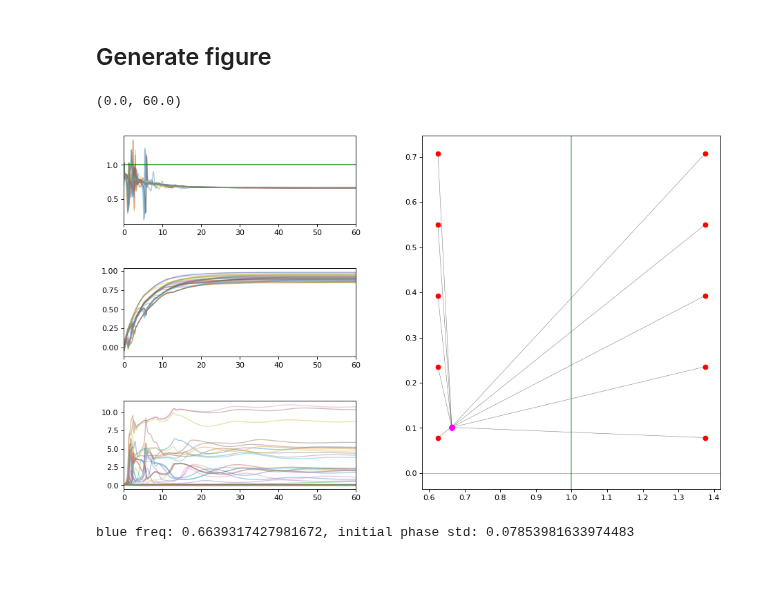
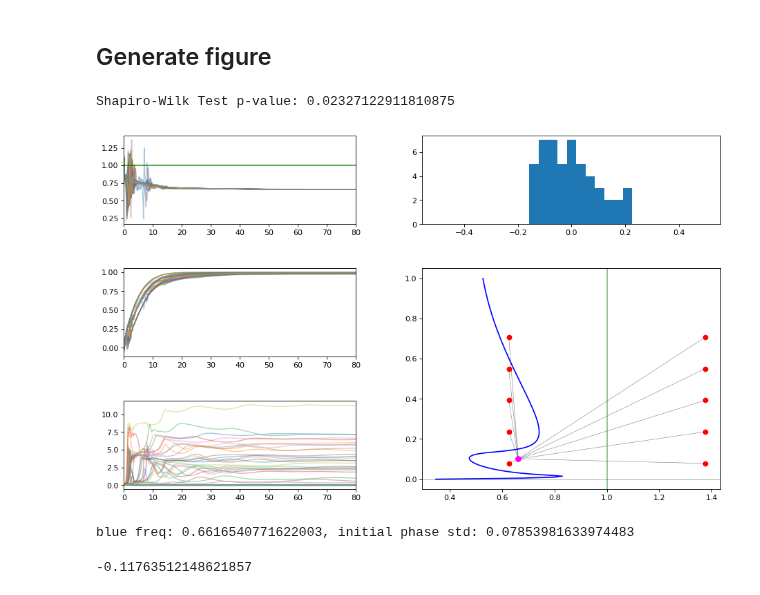
Before and after one commit to parkseo7/KuramotoPlasticDelay, a Jupyter notebook: figND_numerics.ipynb, the cells around one changed output. Cells and saved outputs as stored; diff of their text form; code cells hidden in the pictures.

```diff
--- a/figND_numerics.ipynb
+++ b/figND_numerics.ipynb
@@ -32,9 +33,9 @@ from IPython.display import clear_output
 # Directories
 # %%
 # Data files (for fig.4d)
-import_folder = 'matlabND_multi3'
+import_folder = 'matlabND_multi4'
 export_folder = 'export'
-ex_name = 'ND_process3'
+ex_name = 'ND_process4'
 
 # Directory
 dir_main = os.getcwd()
@@ -211,7 +265,8 @@ asy_stds = np.reshape(dict_ex['asy_stds'], -1)
 bbox0 = [0.15, 0.7, 0.35, 0.20]  # Fig 2a: Derivative plots
 bbox1 = [0.15, 0.4, 0.35, 0.20]  # Fig 2b: sin(phase) plots
 bbox2 = [0.15, 0.1, 0.35, 0.20] # Fig 2c: Delay plots
-bbox3 = [0.60, 0.1, 0.45, 0.8] # Fig 2d: Iterated trial plot
+bbox3 = [0.60, 0.1, 0.45, 0.5] # Fig 2d: Iterated trial plot
+bbox4 = [0.60, 0.7, 0.45, 0.2] # Fig 2d: Iterated trial plot
 
 # Figure a,b,c lines
 line_opts = {'linewidth': 1.2,
@@ -232,45 +287,59 @@ dotopts = {'linestyle': '-',
 NN = trial1['tau'].shape[1]
 num_inds = 50
 inds = np.random.choice(np.arange(NN), size=num_inds, replace=False)
+
+# Histogram
+L_dist = 5*np.sqrt(np.var(cen_phases))
+bins_dist = np.linspace(-L_dist, L_dist, num=30)
 # %% [markdown]
 ## Generate figure
 # %%
-fig, ax = plt.subplots(4, figsize=(12,8), dpi=80)
+fig, ax = plt.subplots(5, figsize=(12,8), dpi=80)
 
 # Set positions
 ax[0].set_position(bbox0)
 ax[1].set_position(bbox1)
 ax[2].set_position(bbox2)
 ax[3].set_position(bbox3)
+ax[4].set_position(bbox4)
 
 # Trial 1:
 ax[0].plot(trial1['t'], trial1['yp'], **line_opts)
 ax[1].plot(trial1['t'], np.sin(trial1['phases']), **line_opts)
 ax[2].plot(trial1['t'], trial1['tau'][:,inds], **line_opts)
 
 ax[0].axhline(y=dict_ex['w0'], color='green', alpha=0.8, linewidth=1.5)
 
 for k in range(init_freqs.size):
     p1 = np.array([init_freqs[k], asy_freqs[k]])
     p2 = np.array([init_stds[k], asy_stds[k]])
     ax[3].plot(p1, p2, **dotopts, zorder=-2)
 
+ax[3].plot(Omega_roots, delta_arr, color='blue', zorder=-3)
 ax[3].scatter(init_freqs, init_stds, color='red', zorder=-1)
 ax[3].scatter(asy_freqs, asy_stds, color='magenta', zorder=1)
 
 ax[3].axvline(x=dict_ex['w0'], color='green', alpha=0.5, zorder=-2)
 ax[3].axhline(y=0, color='black', alpha=0.5, linewidth=0.5, zorder=-2)
 
+ax[4].hist(cen_phases, bins=bins_dist)
+
 # Adjustments to axes
 ax[0].set_xlim(left=np.min(trial1['t']), right=tf)
 ax[1].set_xlim(left=np.min(trial1['t']), right=tf)
 ax[2].set_xlim(left=np.min(trial1['t']), right=tf)
+
+print("Shapiro-Wilk Test p-value: " + str(stats.shapiro(cen_phases)[1]))
 # %% [output]
-(0.0, 60.0)
+Shapiro-Wilk Test p-value: 0.02327122911810875
-[figure, old version]
+[figure, new version]
 # %%
 print(trial1['color'] + ' freq: ' + str(trial1['asy_Omega']) + ', initial phase std: ' + str(trial1['std']))
 # %% [output]
-blue freq: 0.6639317427981672, initial phase std: 0.07853981633974483
+blue freq: 0.6616540771622003, initial phase std: 0.07853981633974483
+# %%
+Omega_fun(asy_freqs[0], asy_stds[0]**2)
+# %% [output]
+-0.11763512148621857
 # %%
 # %% [output]
```
Also changed, not shown: parts of 7 cells of this notebook, 6 other files.
